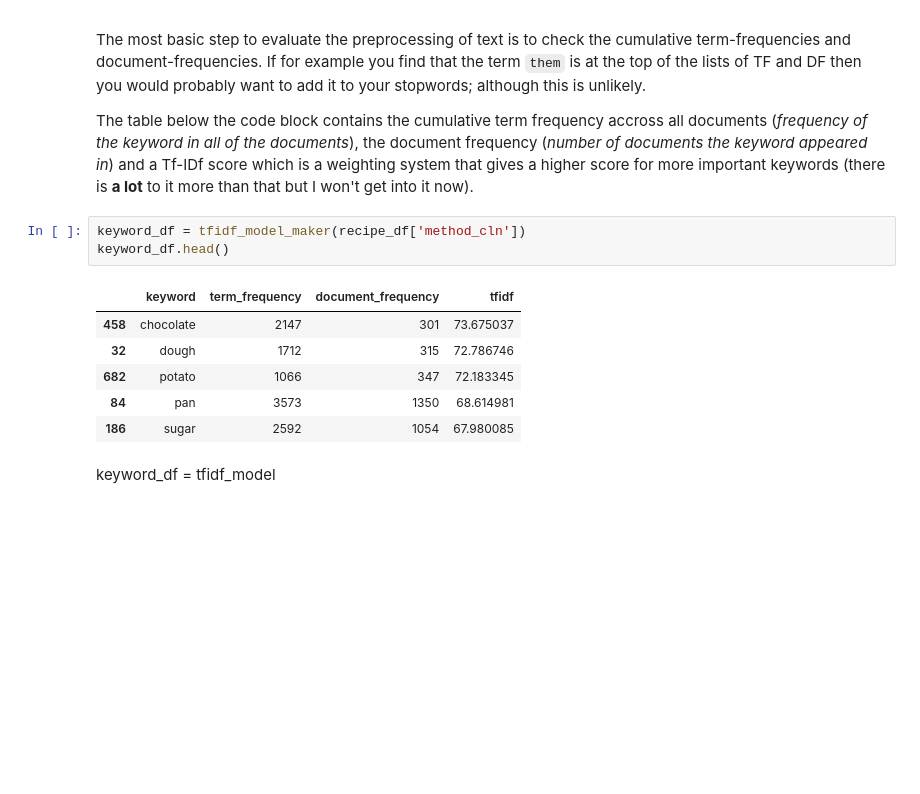
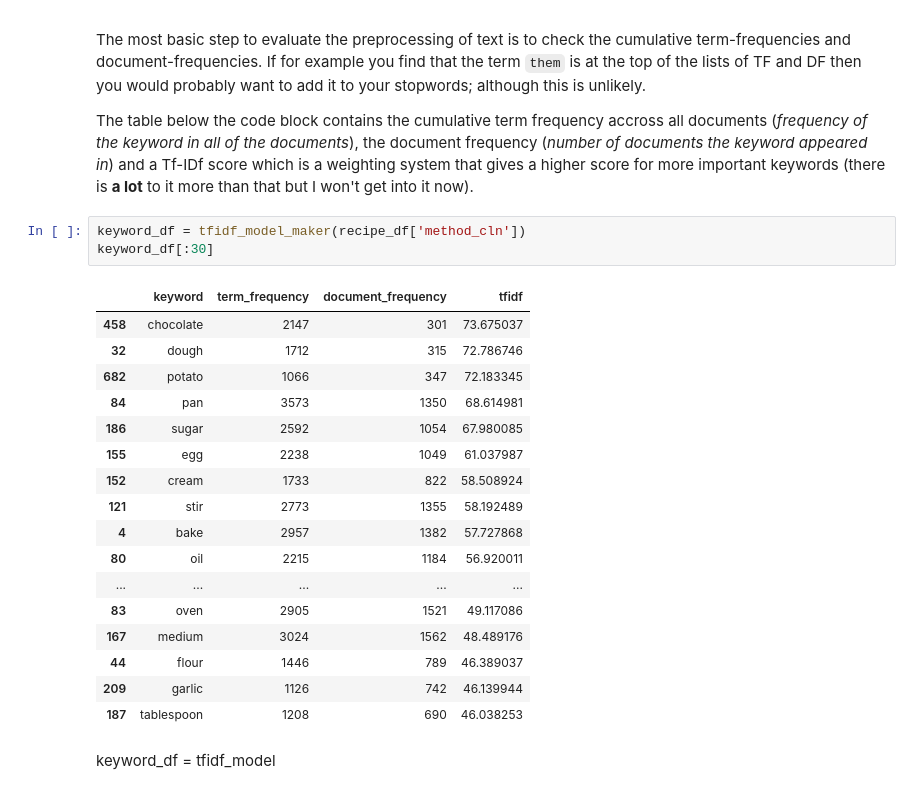
Before and after one commit to geddoman/recipe-analysis, a Jupyter notebook: RecipeTextAnalysis.ipynb, the cells around one changed output. Saved outputs shown, nothing was run; the diff lists cells and outputs as text; blank space fills up the shorter version.

```diff
--- a/RecipeTextAnalysis.ipynb
+++ b/RecipeTextAnalysis.ipynb
@@ -89,14 +102,25 @@ The most basic step to evaluate the preprocessing of text is to check the cumula
 The table below the code block contains the cumulative term frequency accross all documents (_frequency of the keyword in all of the documents_), the document frequency (_number of documents the keyword appeared in_) and a Tf-IDf score which is a weighting system that gives a higher score for more important keywords (there is __a lot__ to it more than that but I won't get into it now).
 # %%
 keyword_df = tfidf_model_maker(recipe_df['method_cln'])
-keyword_df.head()
+keyword_df[:30]
 # %% [output]
 |  | keyword | term_frequency | document_frequency | tfidf |
 | 458 | chocolate | 2147 | 301 | 73.675037 |
 | 32 | dough | 1712 | 315 | 72.786746 |
 | 682 | potato | 1066 | 347 | 72.183345 |
 | 84 | pan | 3573 | 1350 | 68.614981 |
 | 186 | sugar | 2592 | 1054 | 67.980085 |
+| 155 | egg | 2238 | 1049 | 61.037987 |
+| 152 | cream | 1733 | 822 | 58.508924 |
+| 121 | stir | 2773 | 1355 | 58.192489 |
+| 4 | bake | 2957 | 1382 | 57.727868 |
+| 80 | oil | 2215 | 1184 | 56.920011 |
+| ... | ... | ... | ... | ... |
+| 83 | oven | 2905 | 1521 | 49.117086 |
+| 167 | medium | 3024 | 1562 | 48.489176 |
+| 44 | flour | 1446 | 789 | 46.389037 |
+| 209 | garlic | 1126 | 742 | 46.139944 |
+| 187 | tablespoon | 1208 | 690 | 46.038253 |
 # %% [markdown]
 keyword_df = tfidf_model
 # %%
```
Also changed, not shown: parts of 12 cells of this notebook, 2 other files.
